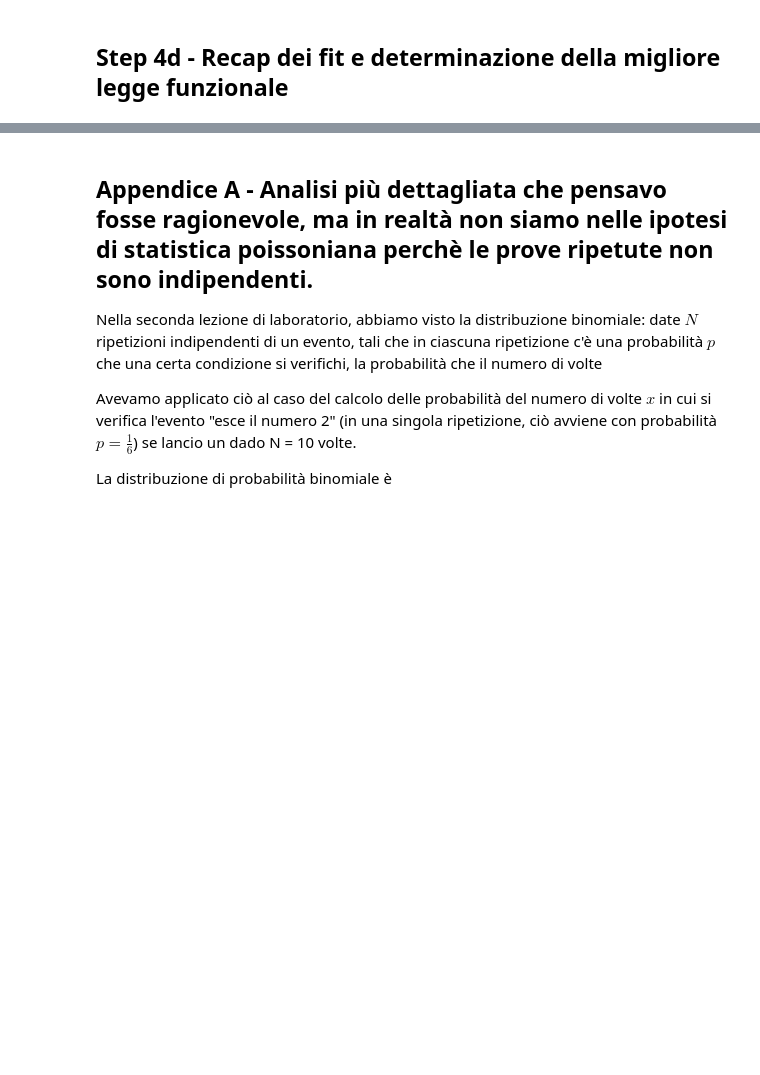
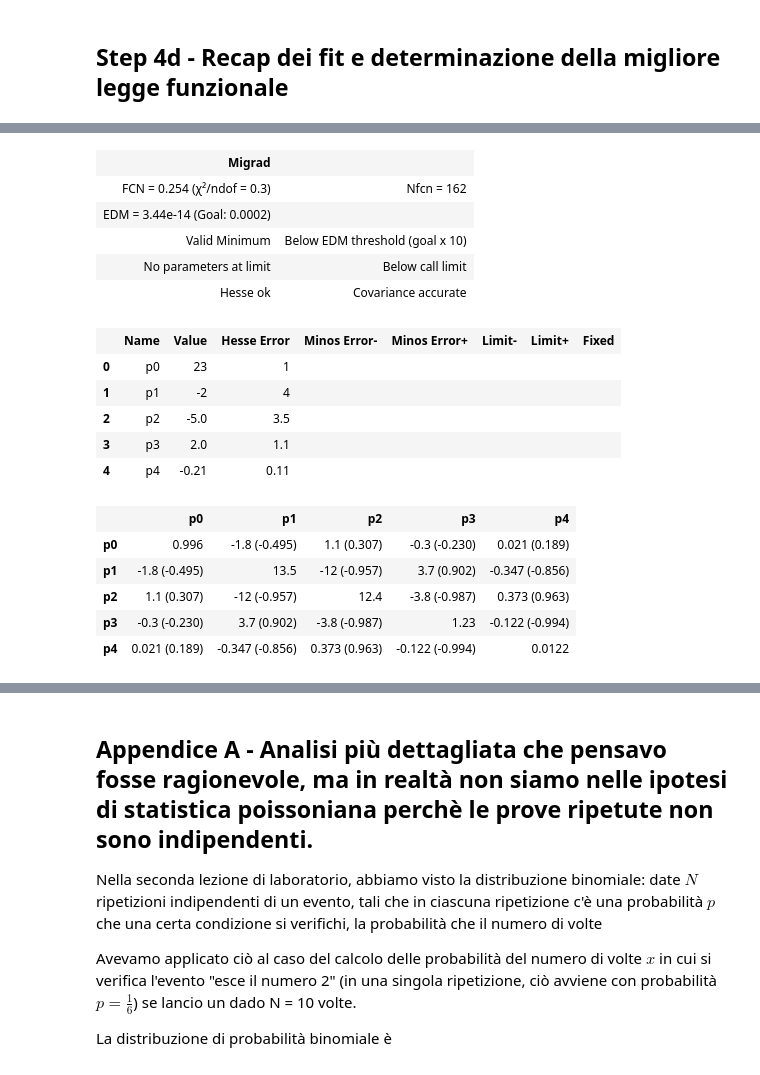
Before and after one commit to cerasole/EnvironmentalRadioactivity, a Jupyter notebook: Notebooks/Presenze.ipynb, the cells around one changed output, grey strips where cells are left out. Drawn from its saved outputs; the diff is of its cells as text; code cells hidden in the pictures; blank space fills up the shorter version.

```diff
--- a/Notebooks/Presenze.ipynb
+++ b/Notebooks/Presenze.ipynb
@@ -677,0 +714,24 @@ ax.set_xlabel("Incontro");
+# %%
+lsq5=LeastSquares(incontri, presenze, presenze_err, f_5)
+m5=Minuit(lsq5, p0=30, p1=0, p2=0.4, p3=-0.3, p4 = 0.4)
+m5.migrad()
+m5.hesse()
+# %% [output]
+| Migrad |  |
+| FCN = 0.254 (χ²/ndof = 0.3) | Nfcn = 162 |
+| EDM = 3.44e-14 (Goal: 0.0002) |  |
+| Valid Minimum | Below EDM threshold (goal x 10) |
+| No parameters at limit | Below call limit |
+| Hesse ok | Covariance accurate |
+|  | Name | Value | Hesse Error | Minos Error- | Minos Error+ | Limit- | Limit+ | Fixed |
+| 0 | p0 | 23 | 1 |  |  |  |  |  |
+| 1 | p1 | -2 | 4 |  |  |  |  |  |
+| 2 | p2 | -5.0 | 3.5 |  |  |  |  |  |
+| 3 | p3 | 2.0 | 1.1 |  |  |  |  |  |
+| 4 | p4 | -0.21 | 0.11 |  |  |  |  |  |
+|  | p0 | p1 | p2 | p3 | p4 |
+| p0 | 0.996 | -1.8 (-0.495) | 1.1 (0.307) | -0.3 (-0.230) | 0.021 (0.189) |
+| p1 | -1.8 (-0.495) | 13.5 | -12 (-0.957) | 3.7 (0.902) | -0.347 (-0.856) |
+| p2 | 1.1 (0.307) | -12 (-0.957) | 12.4 | -3.8 (-0.987) | 0.373 (0.963) |
+| p3 | -0.3 (-0.230) | 3.7 (0.902) | -3.8 (-0.987) | 1.23 | -0.122 (-0.994) |
+| p4 | 0.021 (0.189) | -0.347 (-0.856) | 0.373 (0.963) | -0.122 (-0.994) | 0.0122 |
```
Also changed, not shown: parts of 5 cells of this notebook.
